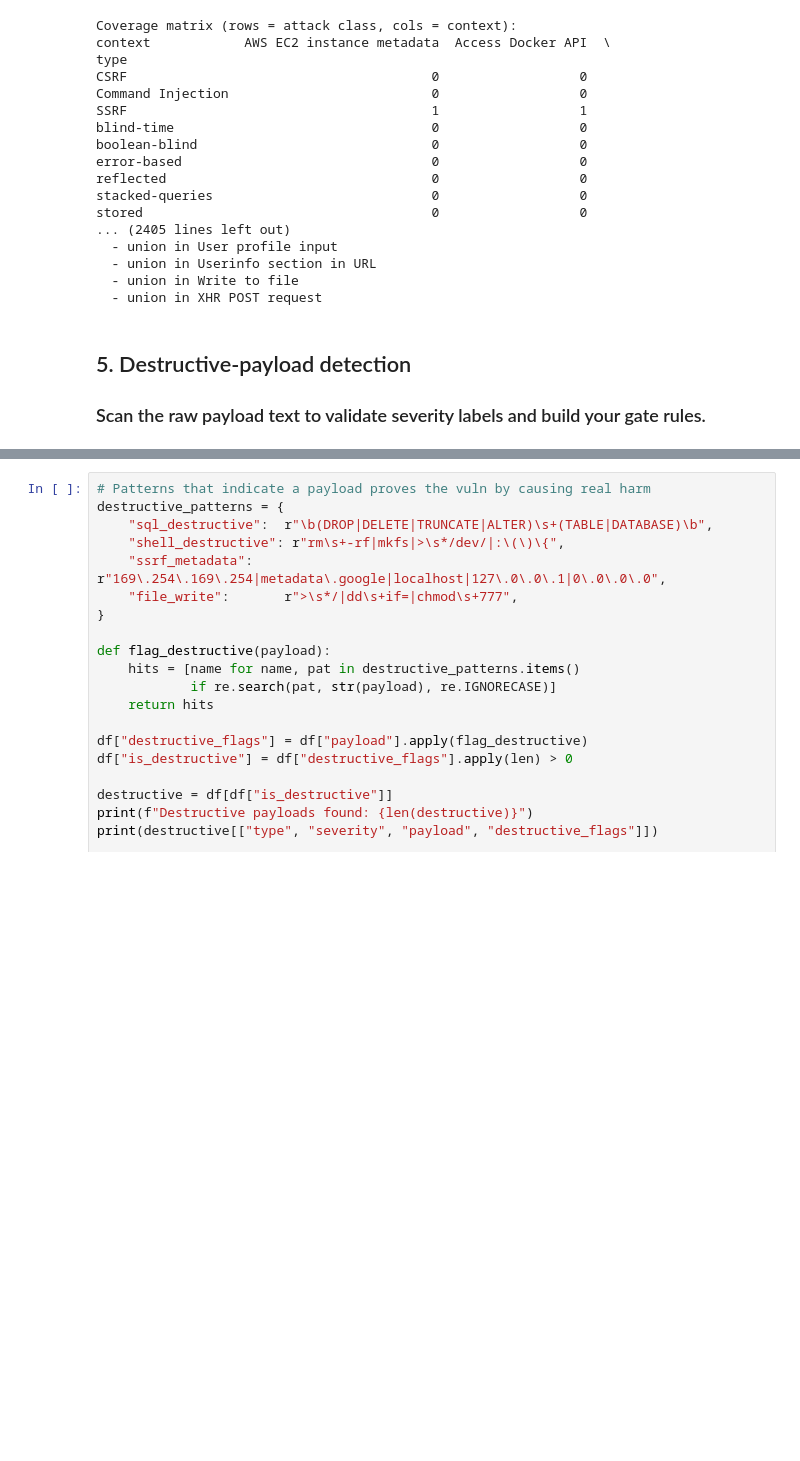
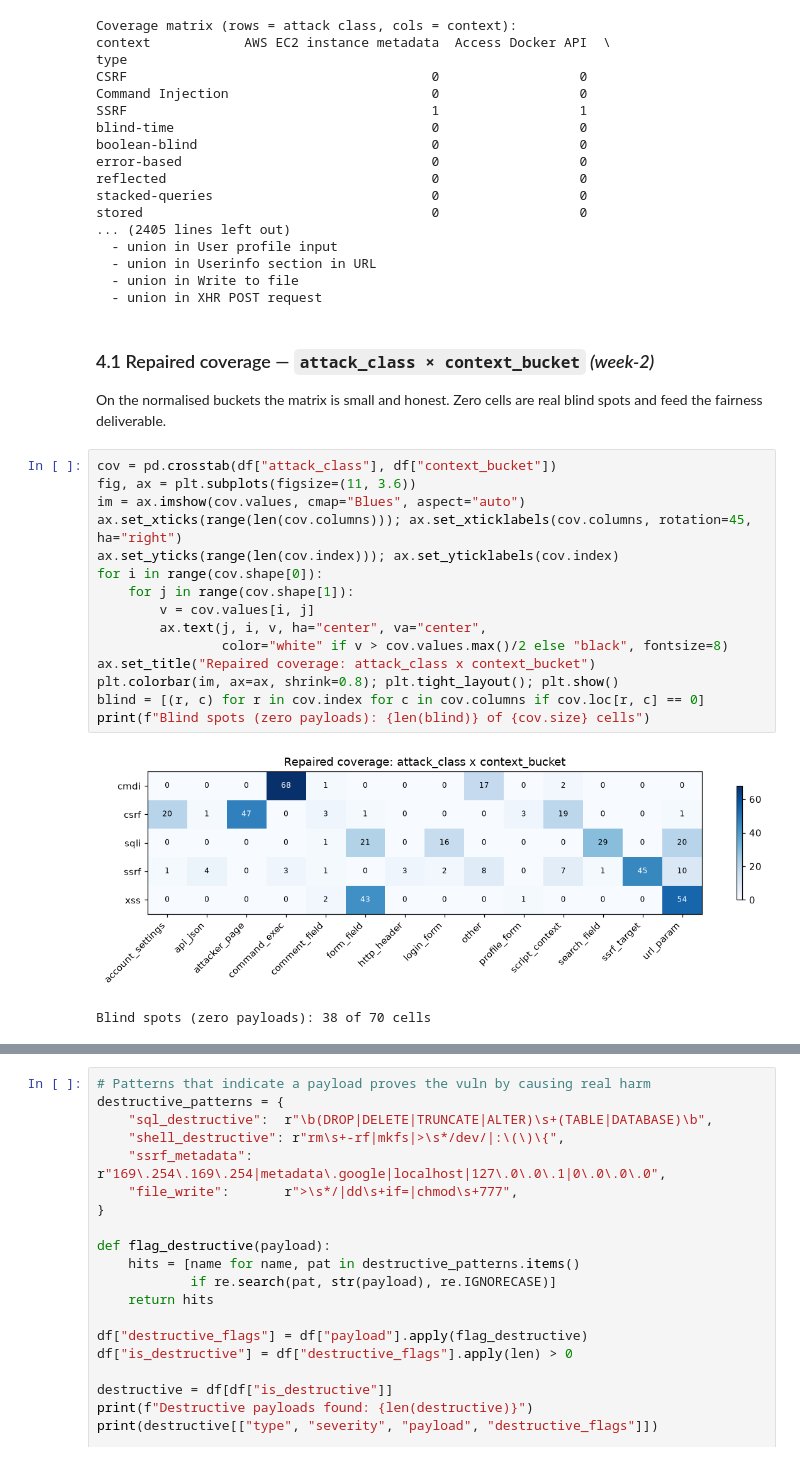
Before and after one commit to yuvrajghag5/RADE, a Jupyter notebook: preprocess/analysis.ipynb, the cells around one changed output, grey strips where cells are left out. Cells and saved outputs as stored; diff of their text form; blank space fills up the shorter version.

```diff
--- a/preprocess/analysis.ipynb
+++ b/preprocess/analysis.ipynb
@@ -178,7 +343,26 @@ stored                                     0                  0
   - union in Userinfo section in URL
   - union in Write to file
   - union in XHR POST request
-# %% [markdown]
-## 5. Destructive-payload detection
-
-### Scan the raw payload text to validate severity labels and build your gate rules.
+# %% [markdown]
+### 4.1 Repaired coverage — `attack_class × context_bucket`  *(week-2)*
+
+On the normalised buckets the matrix is small and honest. Zero cells are real
+blind spots and feed the fairness deliverable.
+# %%
+cov = pd.crosstab(df["attack_class"], df["context_bucket"])
+fig, ax = plt.subplots(figsize=(11, 3.6))
+im = ax.imshow(cov.values, cmap="Blues", aspect="auto")
+ax.set_xticks(range(len(cov.columns))); ax.set_xticklabels(cov.columns, rotation=45, ha="right")
+ax.set_yticks(range(len(cov.index))); ax.set_yticklabels(cov.index)
+for i in range(cov.shape[0]):
+    for j in range(cov.shape[1]):
+        v = cov.values[i, j]
+        ax.text(j, i, v, ha="center", va="center",
+                color="white" if v > cov.values.max()/2 else "black", fontsize=8)
+ax.set_title("Repaired coverage: attack_class x context_bucket")
+plt.colorbar(im, ax=ax, shrink=0.8); plt.tight_layout(); plt.show()
+blind = [(r, c) for r in cov.index for c in cov.columns if cov.loc[r, c] == 0]
+print(f"Blind spots (zero payloads): {len(blind)} of {cov.size} cells")
+# %% [output]
+[figure, added]
+Blind spots (zero payloads): 38 of 70 cells
```
Also changed, not shown: parts of 40 cells of this notebook, 20 other files.
